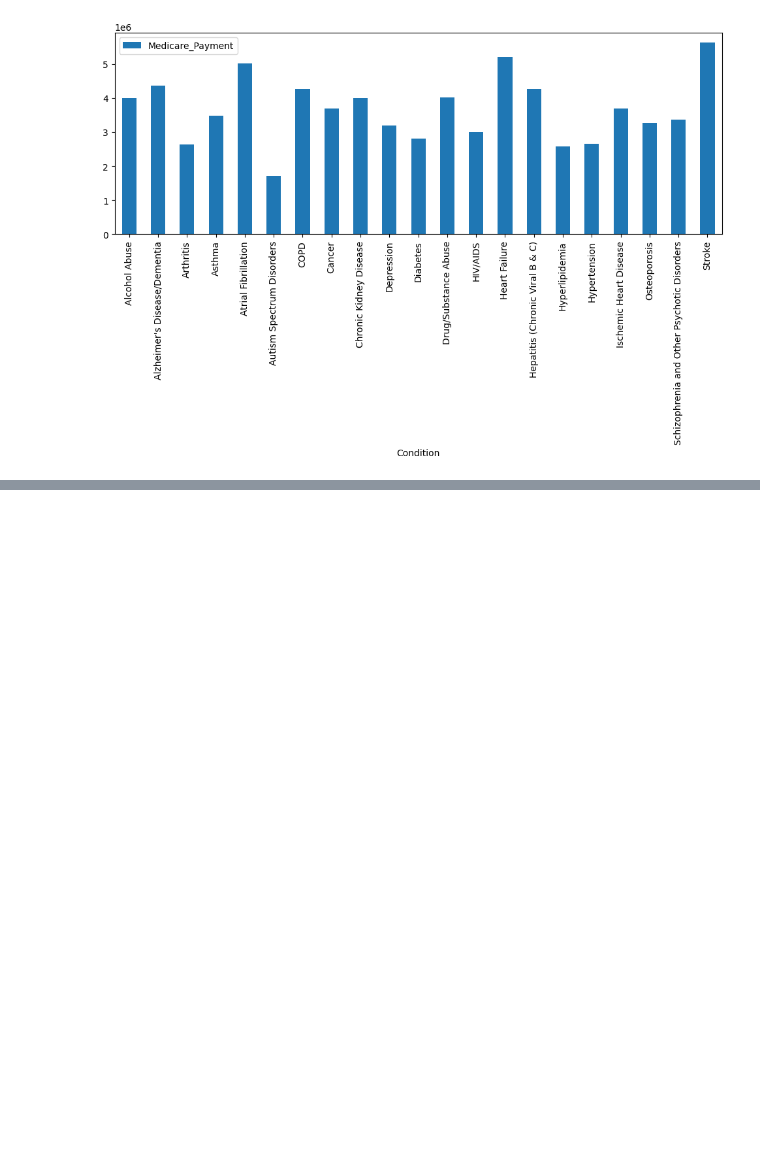
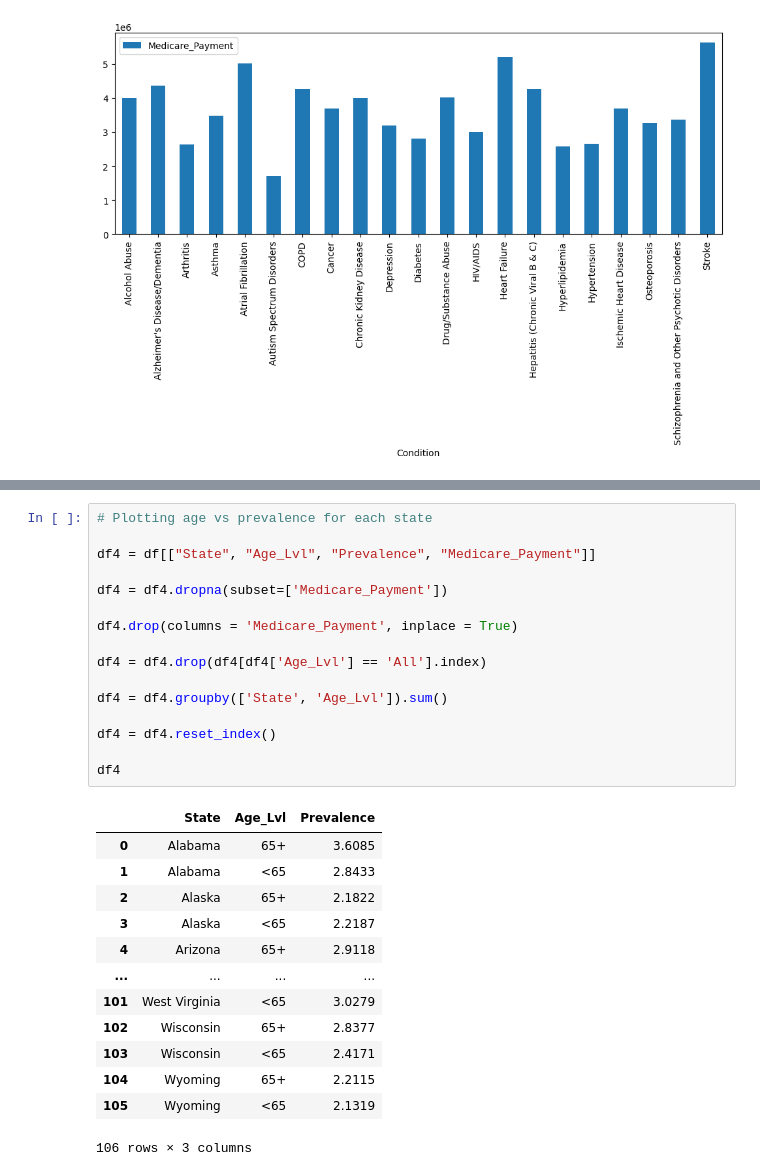
Before and after one commit to wrenp03/chronicillnesspredictor, a Jupyter notebook: main.ipynb, the cells around one changed output, grey strips where cells are left out. Drawn from its saved outputs; the diff is of its cells as text; blank space fills up the shorter version.

```diff
--- a/main.ipynb
+++ b/main.ipynb
@@ -161,3 +161,33 @@ df2.plot.bar(figsize=(12, 4))
 # %% [output]
 <Axes: xlabel='State'>
 [figure]
+# %%
+# Plotting age vs prevalence for each state
+
+df4 = df[["State", "Age_Lvl", "Prevalence", "Medicare_Payment"]]
+
+df4 = df4.dropna(subset=['Medicare_Payment'])
+
+df4.drop(columns = 'Medicare_Payment', inplace = True)
+
+df4 = df4.drop(df4[df4['Age_Lvl'] == 'All'].index)
+
+df4 = df4.groupby(['State', 'Age_Lvl']).sum()
+
+df4 = df4.reset_index()
+
+df4
+# %% [output]
+|  | State | Age_Lvl | Prevalence |
+| 0 | Alabama | 65+ | 3.6085 |
+| 1 | Alabama | <65 | 2.8433 |
+| 2 | Alaska | 65+ | 2.1822 |
+| 3 | Alaska | <65 | 2.2187 |
+| 4 | Arizona | 65+ | 2.9118 |
+| ... | ... | ... | ... |
+| 101 | West Virginia | <65 | 3.0279 |
+| 102 | Wisconsin | 65+ | 2.8377 |
+| 103 | Wisconsin | <65 | 2.4171 |
+| 104 | Wyoming | 65+ | 2.2115 |
+| 105 | Wyoming | <65 | 2.1319 |
+106 rows × 3 columns
```
Also changed, not shown: parts of 3 cells of this notebook.
